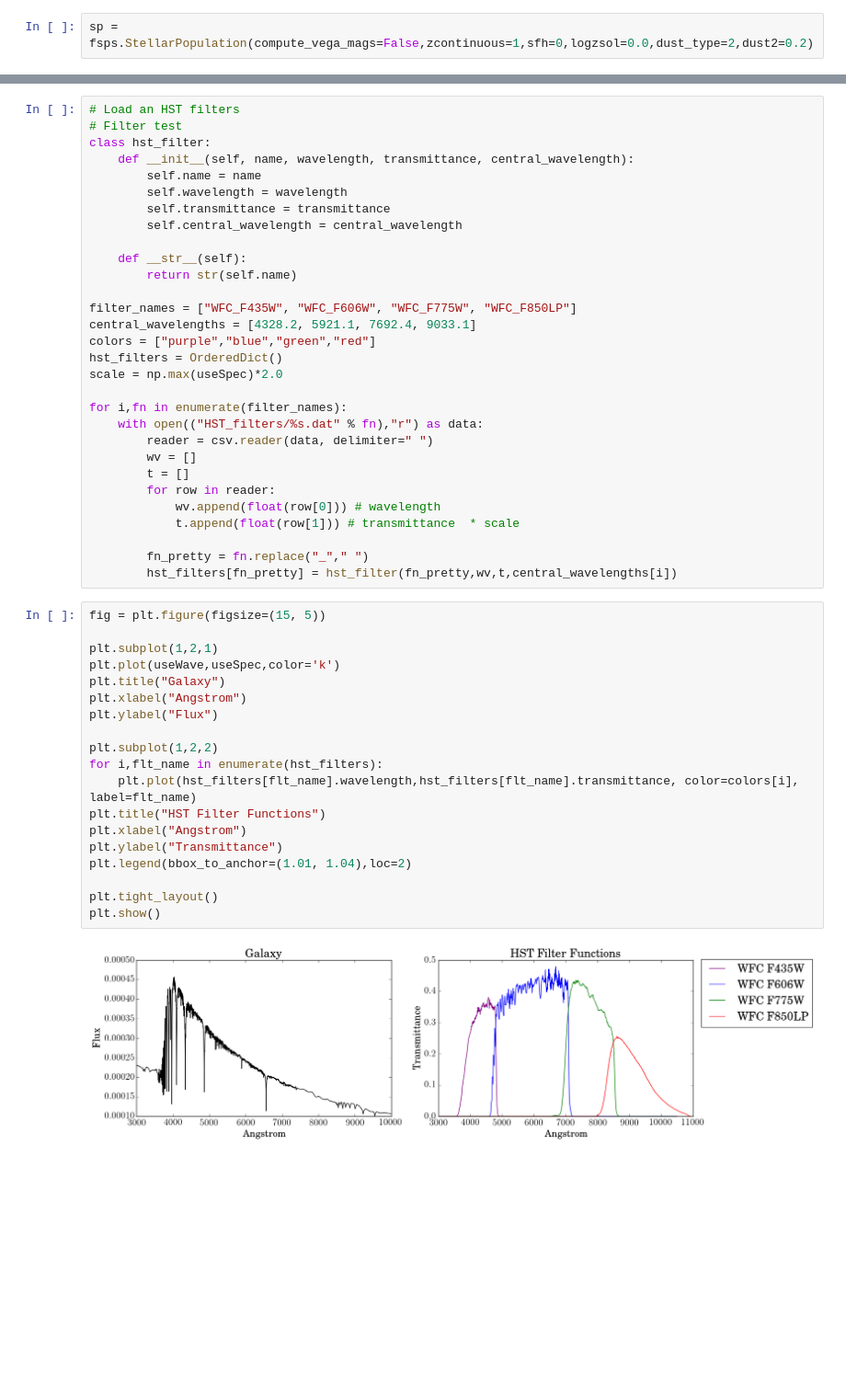
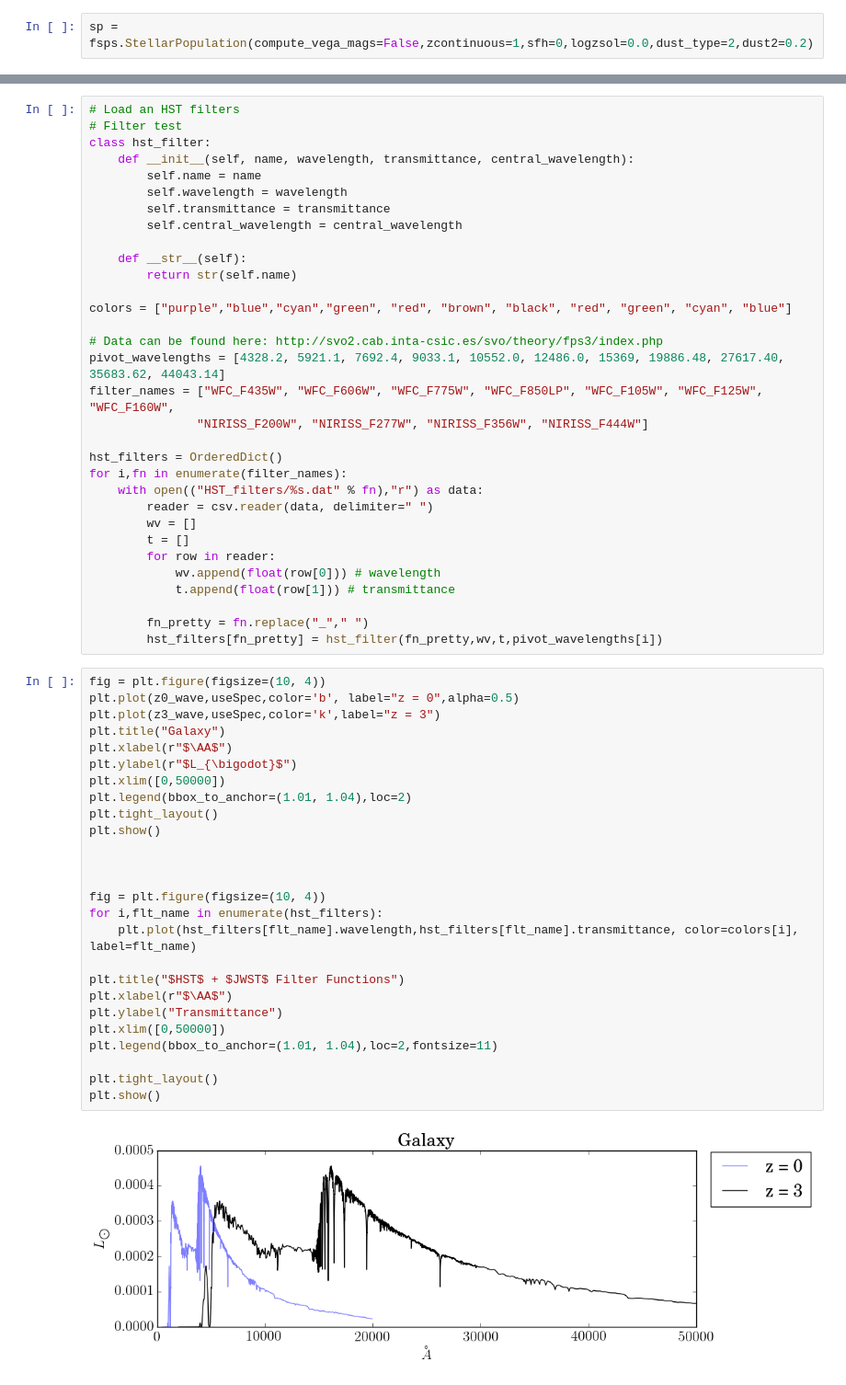
Before and after one commit to goyarzun/RadiationProject, a Jupyter notebook: The_Last_SED-i.ipynb, the cells around one changed output, grey strips where cells are left out. Shown at 92% size. Saved outputs shown, nothing was run; the diff lists cells and outputs as text; blank space fills up the shorter version.

Commit message:
Some clean up and adding JWST filters

```diff
--- a/The_Last_SED-i.ipynb
+++ b/The_Last_SED-i.ipynb
@@ -61,12 +52,14 @@ class hst_filter:
     def __str__(self):
         return str(self.name)
 
-filter_names = ["WFC_F435W", "WFC_F606W", "WFC_F775W", "WFC_F850LP"]
-central_wavelengths = [4328.2, 5921.1, 7692.4, 9033.1]
-colors = ["purple","blue","green","red"]
+colors = ["purple","blue","cyan","green", "red", "brown", "black", "red", "green", "cyan", "blue"]
+
+# Data can be found here: http://svo2.cab.inta-csic.es/svo/theory/fps3/index.php
+pivot_wavelengths = [4328.2, 5921.1, 7692.4, 9033.1, 10552.0, 12486.0, 15369, 19886.48, 27617.40, 35683.62, 44043.14]
+filter_names = ["WFC_F435W", "WFC_F606W", "WFC_F775W", "WFC_F850LP", "WFC_F105W", "WFC_F125W", "WFC_F160W",
+               "NIRISS_F200W", "NIRISS_F277W", "NIRISS_F356W", "NIRISS_F444W"]
+
 hst_filters = OrderedDict()
-scale = np.max(useSpec)*2.0
-
 for i,fn in enumerate(filter_names):
     with open(("HST_filters/%s.dat" % fn),"r") as data:
         reader = csv.reader(data, delimiter=" ")
@@ -74,28 +67,35 @@ for i,fn in enumerate(filter_names):
         t = []
         for row in reader:
             wv.append(float(row[0])) # wavelength
-            t.append(float(row[1])) # transmittance  * scale
+            t.append(float(row[1])) # transmittance
 
         fn_pretty = fn.replace("_"," ")
-        hst_filters[fn_pretty] = hst_filter(fn_pretty,wv,t,central_wavelengths[i])
+        hst_filters[fn_pretty] = hst_filter(fn_pretty,wv,t,pivot_wavelengths[i])
 # %%
-fig = plt.figure(figsize=(15, 5))
+fig = plt.figure(figsize=(10, 4))
+plt.plot(z0_wave,useSpec,color='b', label="z = 0",alpha=0.5)
+plt.plot(z3_wave,useSpec,color='k',label="z = 3")
+plt.title("Galaxy")
+plt.xlabel(r"$\AA$")
+plt.ylabel(r"$L_{\bigodot}$")
+plt.xlim([0,50000])
+plt.legend(bbox_to_anchor=(1.01, 1.04),loc=2)
+plt.tight_layout()
+plt.show()
 
-plt.subplot(1,2,1)
-plt.plot(useWave,useSpec,color='k')
-plt.title("Galaxy")
-plt.xlabel("Angstrom")
-plt.ylabel("Flux")
 
-plt.subplot(1,2,2)
+
+fig = plt.figure(figsize=(10, 4))
 for i,flt_name in enumerate(hst_filters):
     plt.plot(hst_filters[flt_name].wavelength,hst_filters[flt_name].transmittance, color=colors[i], label=flt_name)
-plt.title("HST Filter Functions")
-plt.xlabel("Angstrom")
+
+plt.title("$HST$ + $JWST$ Filter Functions")
+plt.xlabel(r"$\AA$")
 plt.ylabel("Transmittance")
-plt.legend(bbox_to_anchor=(1.01, 1.04),loc=2)
+plt.xlim([0,50000])
+plt.legend(bbox_to_anchor=(1.01, 1.04),loc=2,fontsize=11)
 
 plt.tight_layout()
 plt.show()
 # %% [output]
-[figure, old version]
+[figure, new version]
```
Also changed, not shown: parts of 10 cells of this notebook, 8 other files.
